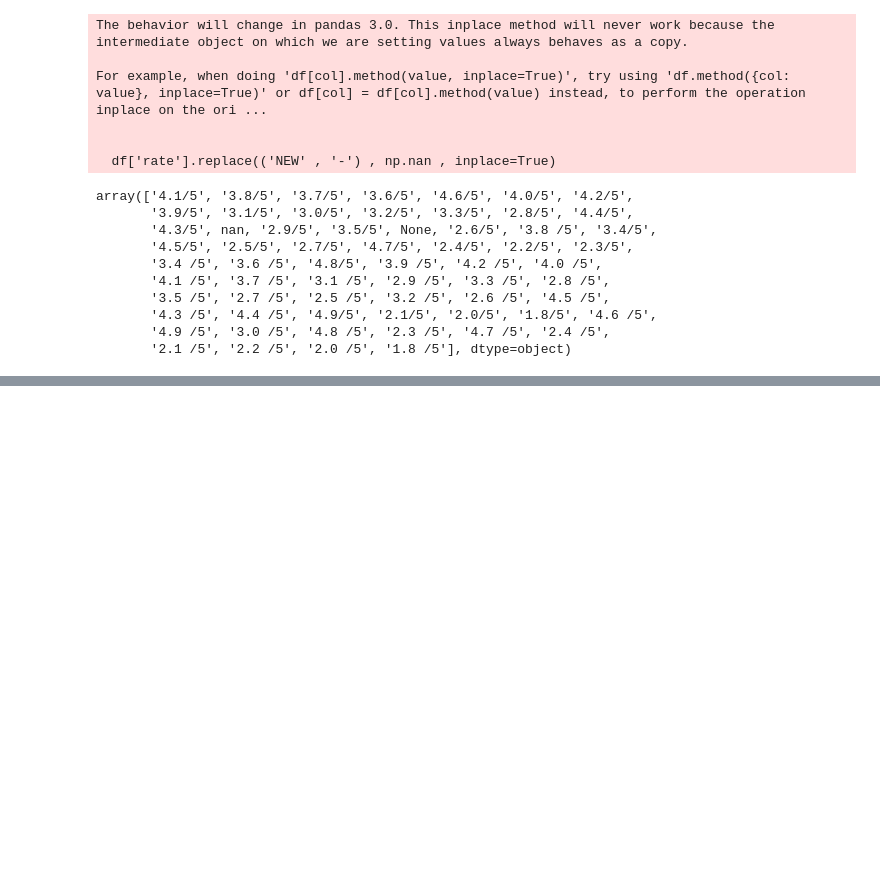
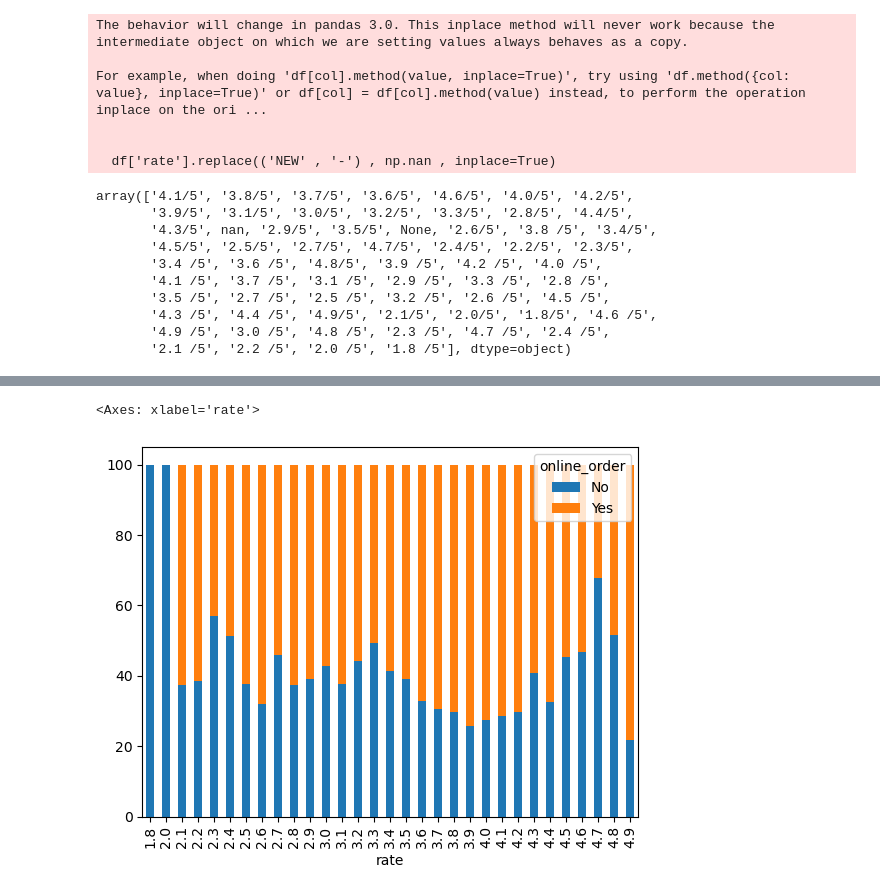
Before and after one commit to ewooten7/Zomato-Geospatial-Analysis, a Jupyter notebook: My-Zomato-Analysis.ipynb, the cells around one changed output, grey strips where cells are left out. Drawn from its saved outputs; the diff is of its cells as text; code cells hidden in the pictures; blank space fills up the shorter version.

```diff
--- a/My-Zomato-Analysis.ipynb
+++ b/My-Zomato-Analysis.ipynb
@@ -125,0 +229,9 @@ array(['4.1/5', '3.8/5', '3.7/5', '3.6/5', '4.6/5', '4.0/5', '4.2/5',
+# %%
+### Needs Floating division of dataframe or normalized values of x dataframe across rows..x.div() & set axis=0
+normalize_df = x.div(x.sum(axis=1).astype(float) , axis=0)
+# %%
+###multiply each value by 100 so that we will get much better results in % !
+(normalize_df*100).plot(kind='bar' , stacked=True)
+# %% [output]
+<Axes: xlabel='rate'>
+[figure, added]
```
Also changed, not shown: parts of 13 cells of this notebook.
